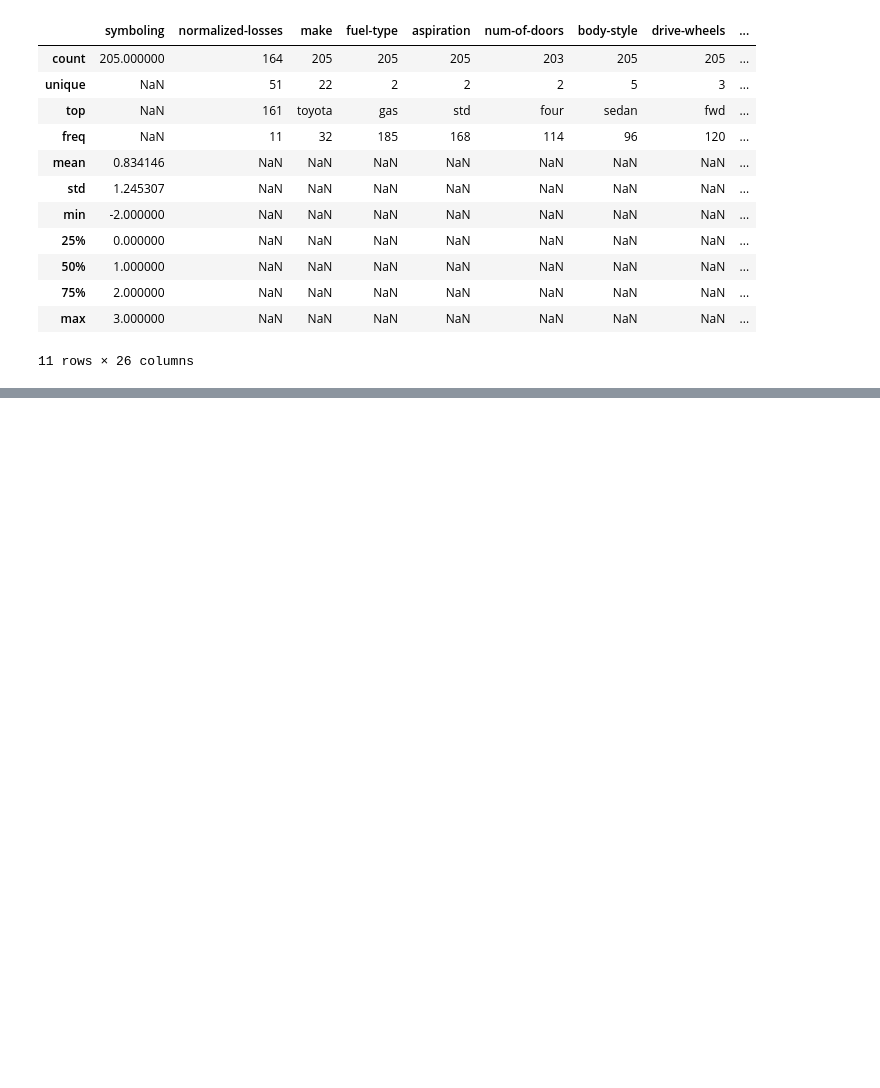
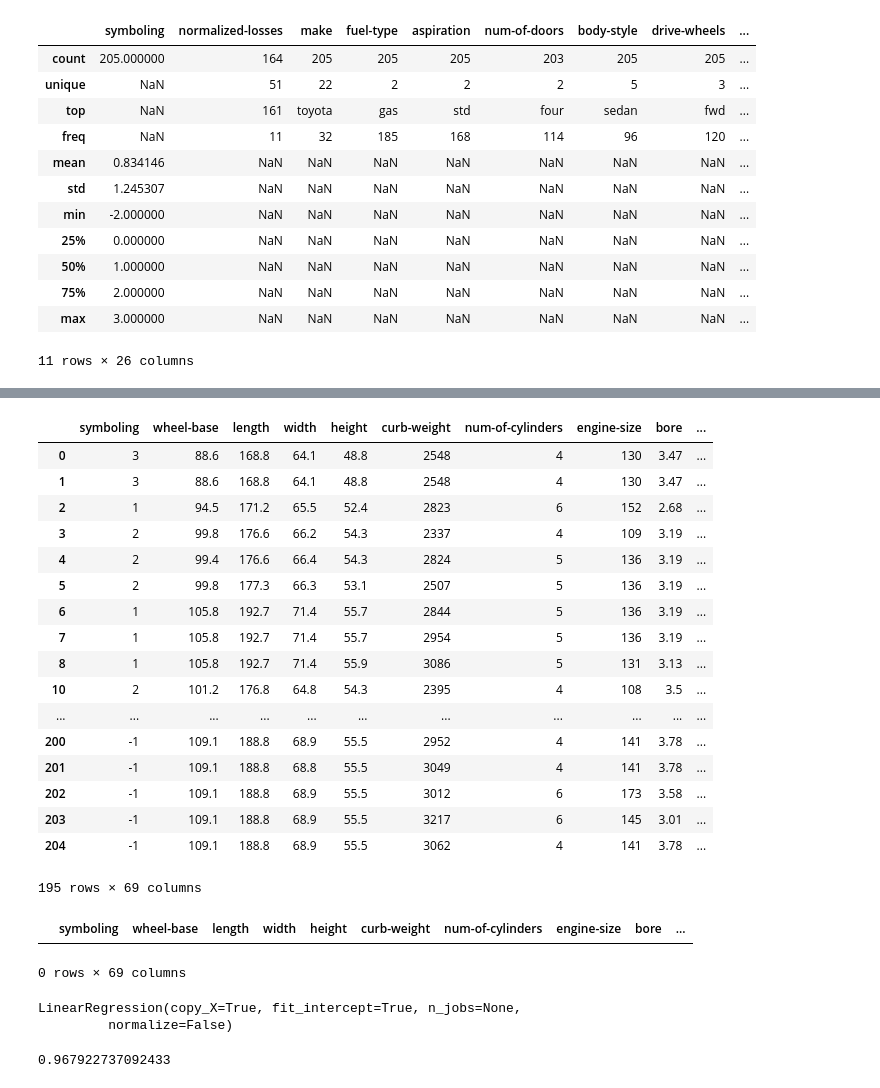
Before and after one commit to pfcperez/ML-Plural, a Jupyter notebook: models/m2_demo_LassoRidge.ipynb, the cells around one changed output, grey strips where cells are left out. Cells and saved outputs as stored; diff of their text form; code cells hidden in the pictures; blank space fills up the shorter version.

```diff
--- a/models/m2_demo_LassoRidge.ipynb
+++ b/models/m2_demo_LassoRidge.ipynb
@@ -83,0 +99,3 @@ Name: price, dtype: object
+# %%
+auto_data = auto_data.drop('normalized-losses', axis=1)
+auto_data.head()
@@ -84,2 +130,2 @@ Name: price, dtype: object
 # %%
-auto_data['price'] = pd.to_numeric(auto_data['price'], errors='coerce')
+auto_data['horsepower']= pd.to_numeric(auto_data['horsepower'], errors='coerce')
@@ -85,0 +152,11 @@ auto_data['price'] = pd.to_numeric(auto_data['price'], errors='coerce')
+# %%
+cylinders_dict = {'two':2,
+                 'three':3,
+                 'four':4,
+                 'five':5,
+                 'six':6,
+                 'eight':8,
+                 'twelve':12}
+auto_data['num-of-cylinders'].replace(cylinders_dict, inplace=True)
+
+auto_data.head()
@@ -85,0 +171,4 @@ auto_data['price'] = pd.to_numeric(auto_data['price'], errors='coerce')
+# %%
+auto_data = pd.get_dummies(auto_data, columns = ['make','fuel-type','aspiration','num-of-doors','body-style','drive-wheels','engine-location','engine-type','fuel-system'])
+
+auto_data.head()
@@ -85,0 +183,28 @@ auto_data['price'] = pd.to_numeric(auto_data['price'], errors='coerce')
+# %%
+auto_data = auto_data.dropna()
+
+auto_data
+# %% [output]
+|  | symboling | wheel-base | length | width | height | curb-weight | num-of-cylinders | engine-size | bore | ... |
+| 0 | 3 | 88.6 | 168.8 | 64.1 | 48.8 | 2548 | 4 | 130 | 3.47 | ... |
+| 1 | 3 | 88.6 | 168.8 | 64.1 | 48.8 | 2548 | 4 | 130 | 3.47 | ... |
+| 2 | 1 | 94.5 | 171.2 | 65.5 | 52.4 | 2823 | 6 | 152 | 2.68 | ... |
+| 3 | 2 | 99.8 | 176.6 | 66.2 | 54.3 | 2337 | 4 | 109 | 3.19 | ... |
+| 4 | 2 | 99.4 | 176.6 | 66.4 | 54.3 | 2824 | 5 | 136 | 3.19 | ... |
+| 5 | 2 | 99.8 | 177.3 | 66.3 | 53.1 | 2507 | 5 | 136 | 3.19 | ... |
+| 6 | 1 | 105.8 | 192.7 | 71.4 | 55.7 | 2844 | 5 | 136 | 3.19 | ... |
+| 7 | 1 | 105.8 | 192.7 | 71.4 | 55.7 | 2954 | 5 | 136 | 3.19 | ... |
+| 8 | 1 | 105.8 | 192.7 | 71.4 | 55.9 | 3086 | 5 | 131 | 3.13 | ... |
+| 10 | 2 | 101.2 | 176.8 | 64.8 | 54.3 | 2395 | 4 | 108 | 3.5 | ... |
+| ... | ... | ... | ... | ... | ... | ... | ... | ... | ... | ... |
+| 200 | -1 | 109.1 | 188.8 | 68.9 | 55.5 | 2952 | 4 | 141 | 3.78 | ... |
+| 201 | -1 | 109.1 | 188.8 | 68.8 | 55.5 | 3049 | 4 | 141 | 3.78 | ... |
+| 202 | -1 | 109.1 | 188.8 | 68.9 | 55.5 | 3012 | 6 | 173 | 3.58 | ... |
+| 203 | -1 | 109.1 | 188.8 | 68.9 | 55.5 | 3217 | 6 | 145 | 3.01 | ... |
+| 204 | -1 | 109.1 | 188.8 | 68.9 | 55.5 | 3062 | 4 | 141 | 3.78 | ... |
+195 rows × 69 columns
+# %%
+auto_data[auto_data.isnull().any(axis=1)]
+# %% [output]
+|  | symboling | wheel-base | length | width | height | curb-weight | num-of-cylinders | engine-size | bore | ... |
+0 rows × 69 columns
@@ -85,0 +219,12 @@ auto_data['price'] = pd.to_numeric(auto_data['price'], errors='coerce')
+# %%
+from sklearn.linear_model import LinearRegression
+
+linear_model = LinearRegression()
+linear_model.fit(X_train, Y_train)
+# %% [output]
+LinearRegression(copy_X=True, fit_intercept=True, n_jobs=None,
+         normalize=False)
+# %%
+linear_model.score(X_train, Y_train)
+# %% [output]
+0.967922737092433
```
Also changed, not shown: parts of 18 cells of this notebook.
